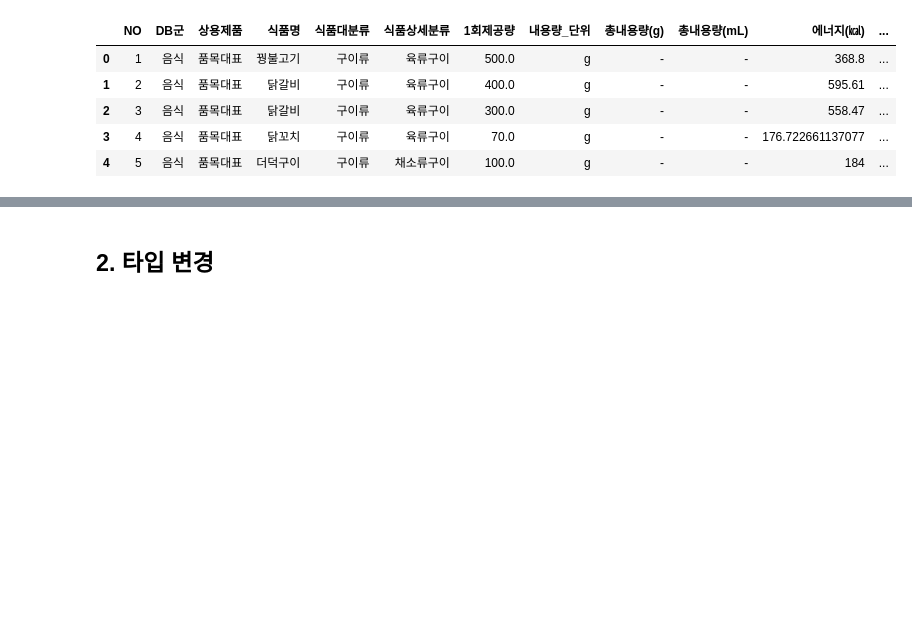
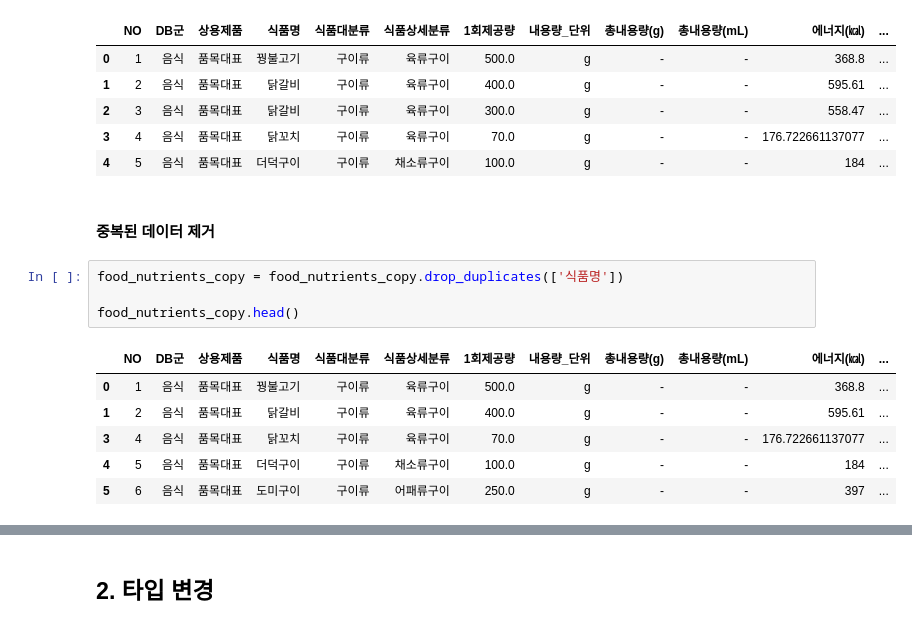
Before and after one commit to mang0206/test_mirror, a Jupyter notebook: food_nutrients/ food_nutrients_MJ.ipynb, the cells around one changed output, grey strips where cells are left out. Saved outputs shown, nothing was run; the diff lists cells and outputs as text; blank space fills up the shorter version.

```diff
--- a/food_nutrients/ food_nutrients.ipynb
+++ b/food_nutrients/ food_nutrients_MJ.ipynb
@@ -66,3 +66,16 @@ food_nutrients_copy.head()
 | 2 | 3 | 음식 | 품목대표 | 닭갈비 | 구이류 | 육류구이 | 300.0 | g | - | - | 558.47 | ... |
 | 3 | 4 | 음식 | 품목대표 | 닭꼬치 | 구이류 | 육류구이 | 70.0 | g | - | - | 176.722661137077 | ... |
 | 4 | 5 | 음식 | 품목대표 | 더덕구이 | 구이류 | 채소류구이 | 100.0 | g | - | - | 184 | ... |
+# %% [markdown]
+#### 중복된 데이터 제거
+# %%
+food_nutrients_copy = food_nutrients_copy.drop_duplicates(['식품명'])
+
+food_nutrients_copy.head()
+# %% [output]
+|  | NO | DB군 | 상용제품 | 식품명 | 식품대분류 | 식품상세분류 | 1회제공량 | 내용량_단위 | 총내용량(g) | 총내용량(mL) | 에너지(㎉) | ... |
+| 0 | 1 | 음식 | 품목대표 | 꿩불고기 | 구이류 | 육류구이 | 500.0 | g | - | - | 368.8 | ... |
+| 1 | 2 | 음식 | 품목대표 | 닭갈비 | 구이류 | 육류구이 | 400.0 | g | - | - | 595.61 | ... |
+| 3 | 4 | 음식 | 품목대표 | 닭꼬치 | 구이류 | 육류구이 | 70.0 | g | - | - | 176.722661137077 | ... |
+| 4 | 5 | 음식 | 품목대표 | 더덕구이 | 구이류 | 채소류구이 | 100.0 | g | - | - | 184 | ... |
+| 5 | 6 | 음식 | 품목대표 | 도미구이 | 구이류 | 어패류구이 | 250.0 | g | - | - | 397 | ... |
```
Also changed, not shown: parts of 40 cells of this notebook.
